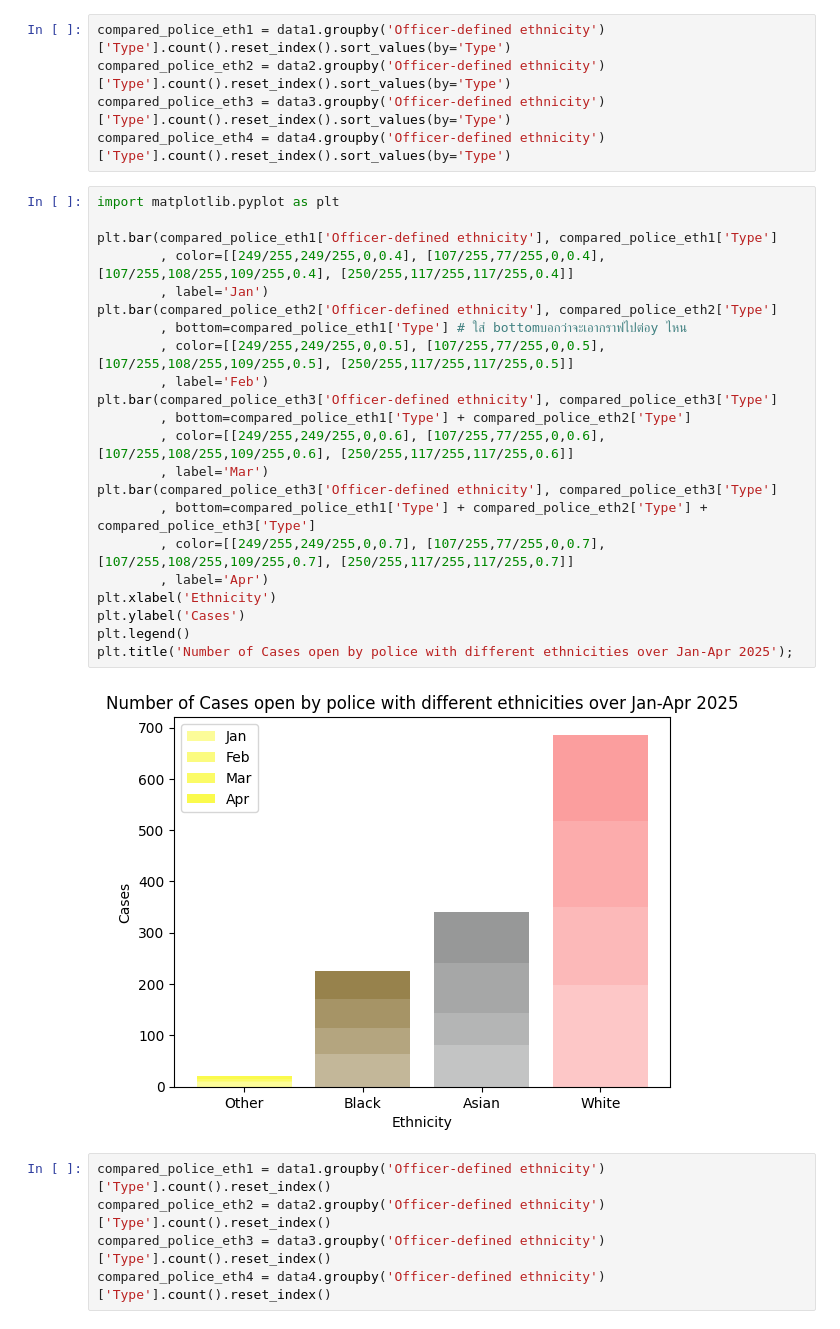
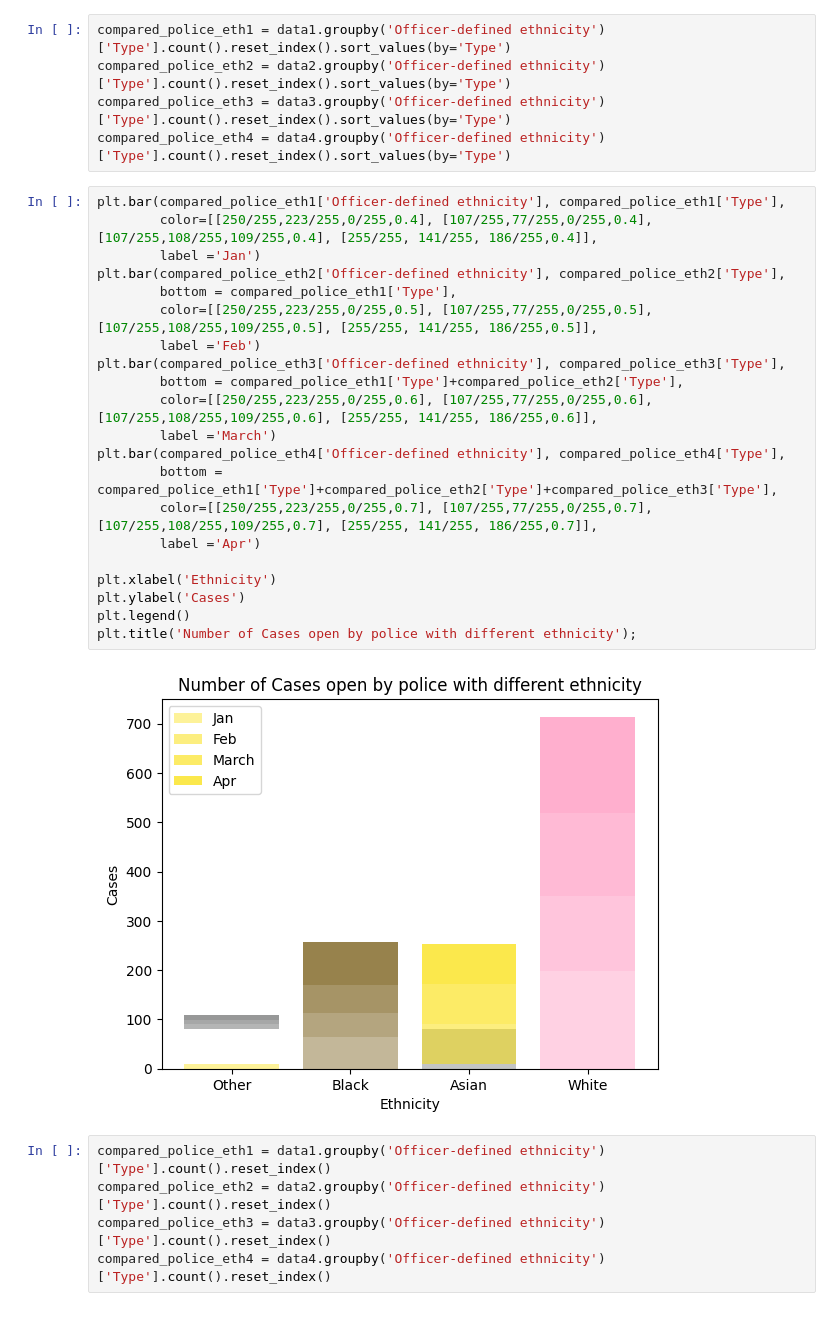
Before and after one commit to jangInw007/dataviz2025, a Jupyter notebook: Visualize_Data_Comparison_2025.ipynb, the cells around one changed output. Saved outputs shown, nothing was run; the diff lists cells and outputs as text.

```diff
--- a/Visualize_Data_Comparison_2025.ipynb
+++ b/Visualize_Data_Comparison_2025.ipynb
@@ -69,29 +69,28 @@ compared_police_eth2 = data2.groupby('Officer-defined ethnicity')['Type'].count(
 compared_police_eth3 = data3.groupby('Officer-defined ethnicity')['Type'].count().reset_index().sort_values(by='Type')
 compared_police_eth4 = data4.groupby('Officer-defined ethnicity')['Type'].count().reset_index().sort_values(by='Type')
 # %%
-import matplotlib.pyplot as plt
+plt.bar(compared_police_eth1['Officer-defined ethnicity'], compared_police_eth1['Type'],
+        color=[[250/255,223/255,0/255,0.4], [107/255,77/255,0/255,0.4], [107/255,108/255,109/255,0.4], [255/255, 141/255, 186/255,0.4]],
+        label ='Jan')
+plt.bar(compared_police_eth2['Officer-defined ethnicity'], compared_police_eth2['Type'],
+        bottom = compared_police_eth1['Type'],
+        color=[[250/255,223/255,0/255,0.5], [107/255,77/255,0/255,0.5], [107/255,108/255,109/255,0.5], [255/255, 141/255, 186/255,0.5]],
+        label ='Feb')
+plt.bar(compared_police_eth3['Officer-defined ethnicity'], compared_police_eth3['Type'],
+        bottom = compared_police_eth1['Type']+compared_police_eth2['Type'],
+        color=[[250/255,223/255,0/255,0.6], [107/255,77/255,0/255,0.6], [107/255,108/255,109/255,0.6], [255/255, 141/255, 186/255,0.6]],
+        label ='March')
+plt.bar(compared_police_eth4['Officer-defined ethnicity'], compared_police_eth4['Type'],
+        bottom = compared_police_eth1['Type']+compared_police_eth2['Type']+compared_police_eth3['Type'],
+        color=[[250/255,223/255,0/255,0.7], [107/255,77/255,0/255,0.7], [107/255,108/255,109/255,0.7], [255/255, 141/255, 186/255,0.7]],
+        label ='Apr')
 
-plt.bar(compared_police_eth1['Officer-defined ethnicity'], compared_police_eth1['Type']
-        , color=[[249/255,249/255,0,0.4], [107/255,77/255,0,0.4], [107/255,108/255,109/255,0.4], [250/255,117/255,117/255,0.4]]
-        , label='Jan')
-plt.bar(compared_police_eth2['Officer-defined ethnicity'], compared_police_eth2['Type']
-        , bottom=compared_police_eth1['Type'] # ใส่ bottomบอกว่าจะเอากราฟไปต่อy ไหน
-        , color=[[249/255,249/255,0,0.5], [107/255,77/255,0,0.5], [107/255,108/255,109/255,0.5], [250/255,117/255,117/255,0.5]]
-        , label='Feb')
-plt.bar(compared_police_eth3['Officer-defined ethnicity'], compared_police_eth3['Type']
-        , bottom=compared_police_eth1['Type'] + compared_police_eth2['Type']
-        , color=[[249/255,249/255,0,0.6], [107/255,77/255,0,0.6], [107/255,108/255,109/255,0.6], [250/255,117/255,117/255,0.6]]
-        , label='Mar')
-plt.bar(compared_police_eth3['Officer-defined ethnicity'], compared_police_eth3['Type']
-        , bottom=compared_police_eth1['Type'] + compared_police_eth2['Type'] + compared_police_eth3['Type']
-        , color=[[249/255,249/255,0,0.7], [107/255,77/255,0,0.7], [107/255,108/255,109/255,0.7], [250/255,117/255,117/255,0.7]]
-        , label='Apr')
 plt.xlabel('Ethnicity')
 plt.ylabel('Cases')
 plt.legend()
-plt.title('Number of Cases open by police with different ethnicities over Jan-Apr 2025');
+plt.title('Number of Cases open by police with different ethnicity');
 # %% [output]
-[figure, old version]
+[figure, new version]
 # %%
 compared_police_eth1 = data1.groupby('Officer-defined ethnicity')['Type'].count().reset_index()
 compared_police_eth2 = data2.groupby('Officer-defined ethnicity')['Type'].count().reset_index()
```
Also changed, not shown: parts of 7 cells of this notebook.
